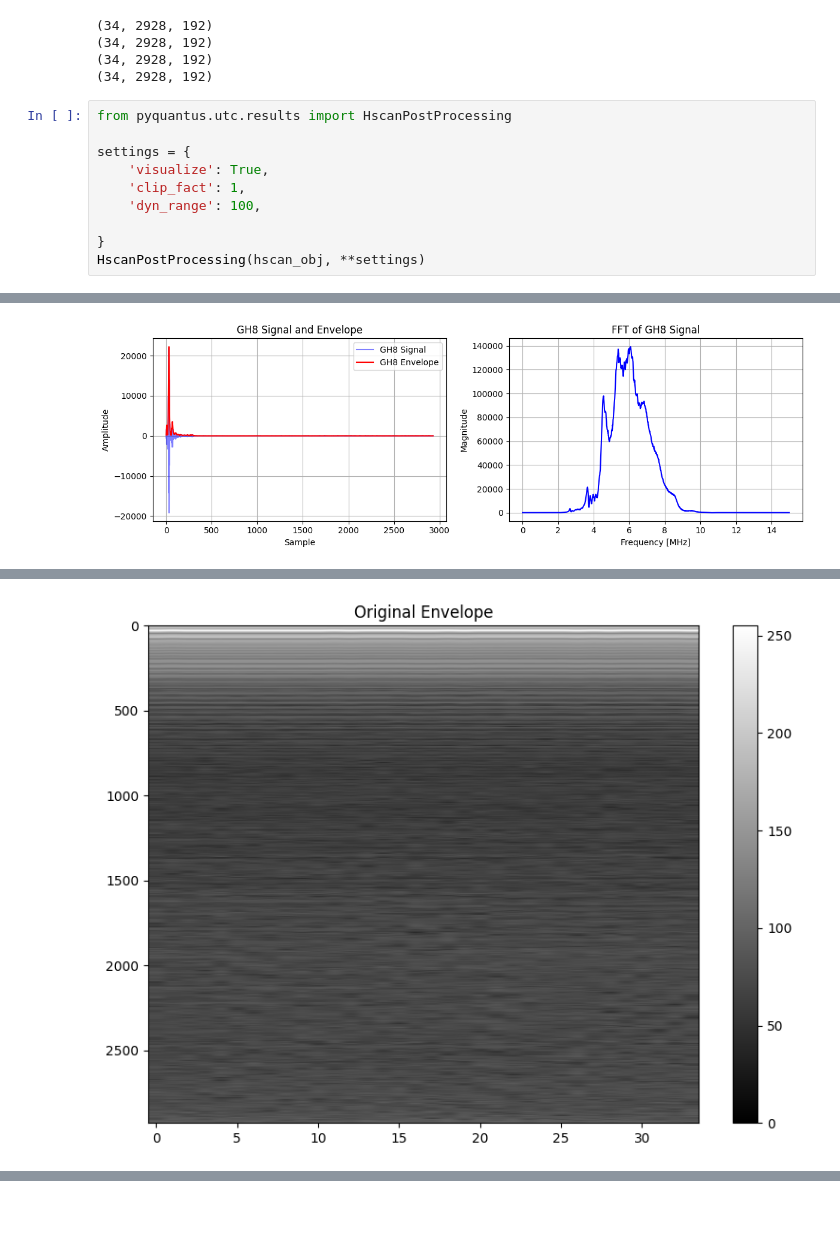
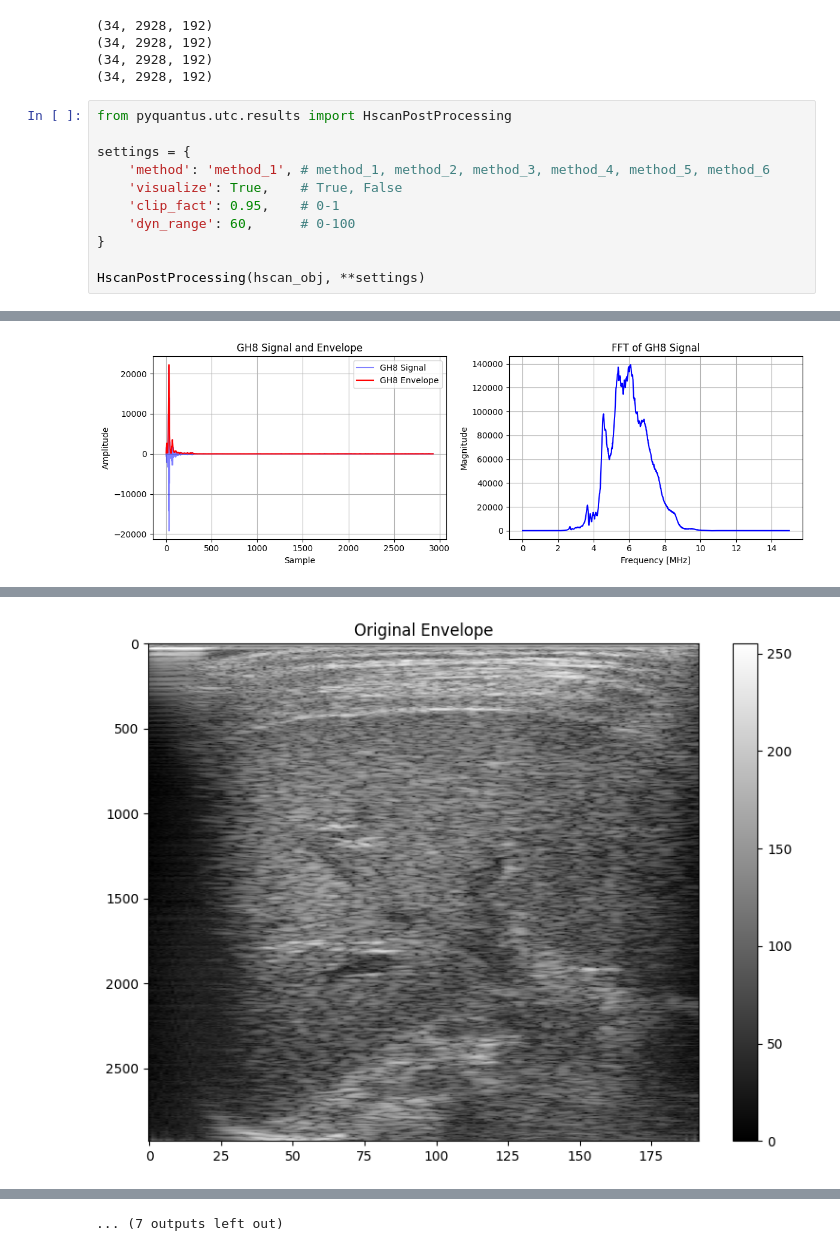
Before and after one commit to TUL-Dev/PyQuantUS, a Jupyter notebook: CLI-Demos/Utc.ipynb, the cells around one changed output, grey strips where cells are left out. Cells and saved outputs as stored; diff of their text form; blank space fills up the shorter version.

```diff
--- a/CLI-Demos/Utc.ipynb
+++ b/CLI-Demos/Utc.ipynb
@@ -115,10 +115,11 @@ print(hscan_obj.convolved_signal_with_ghx_2_envelope_nd.shape)
 from pyquantus.utc.results import HscanPostProcessing
 
 settings = {
-    'visualize': True,
-    'clip_fact': 1,
-    'dyn_range': 100,
+    'method': 'method_1', # method_1, method_2, method_3, method_4, method_5, method_6
+    'visualize': True,    # True, False
+    'clip_fact': 0.95,    # 0-1
+    'dyn_range': 60,      # 0-100
+}
 
-}
 HscanPostProcessing(hscan_obj, **settings)
 # %% [output]
@@ -156 +157 @@ HscanPostProcessing(hscan_obj, **settings)
-[figure, old version]
+[figure, new version]
@@ -157,0 +159 @@ HscanPostProcessing(hscan_obj, **settings)
+... (7 outputs left out)
```
Also changed, not shown: parts of 2 cells of this notebook, 1 other file.
